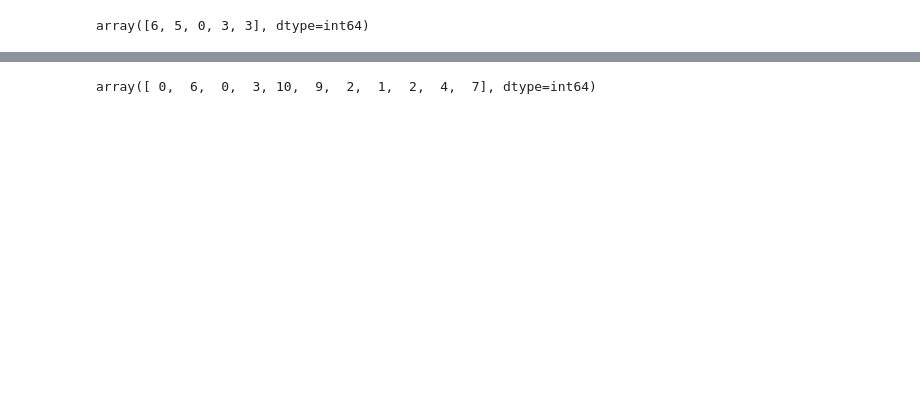
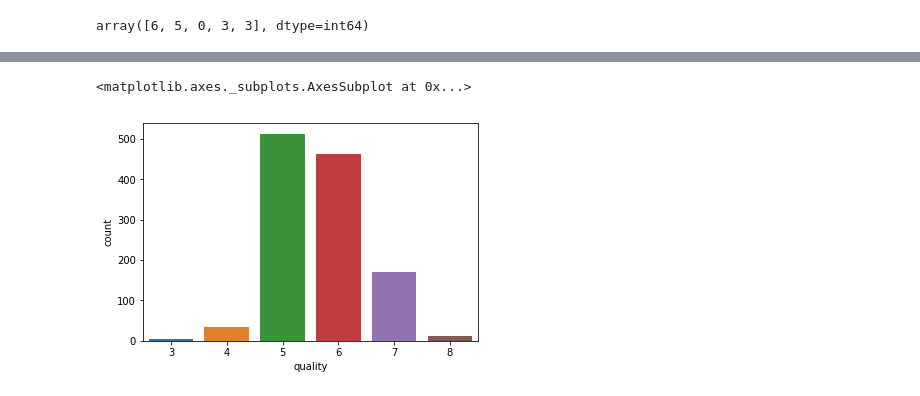
Before and after one commit to Girrajjangid/Machine-Learning-from-Scratch, a Jupyter notebook: Neural Network/MultiClass Classification with Neural Network.ipynb, the cells around one changed output, grey strips where cells are left out. Drawn from its saved outputs; the diff is of its cells as text; code cells hidden in the pictures; blank space fills up the shorter version.

```diff
--- a/Neural Network/MultiClass Classification with Neural Network.ipynb
+++ b/Neural Network/MultiClass Classification with Neural Network.ipynb
@@ -135,4 +87,5 @@ pd.DataFrame(b)
-# %%
-np.argmax(a*b , axis= 0)
-# %% [output]
-array([ 0,  6,  0,  3, 10,  9,  2,  1,  2,  4,  7], dtype=int64)
+# %%
+sns.countplot(train_data_labels)
+# %% [output]
+<matplotlib.axes._subplots.AxesSubplot at 0x...>
+[figure, added]
```
Also changed, not shown: parts of 13 cells of this notebook.
